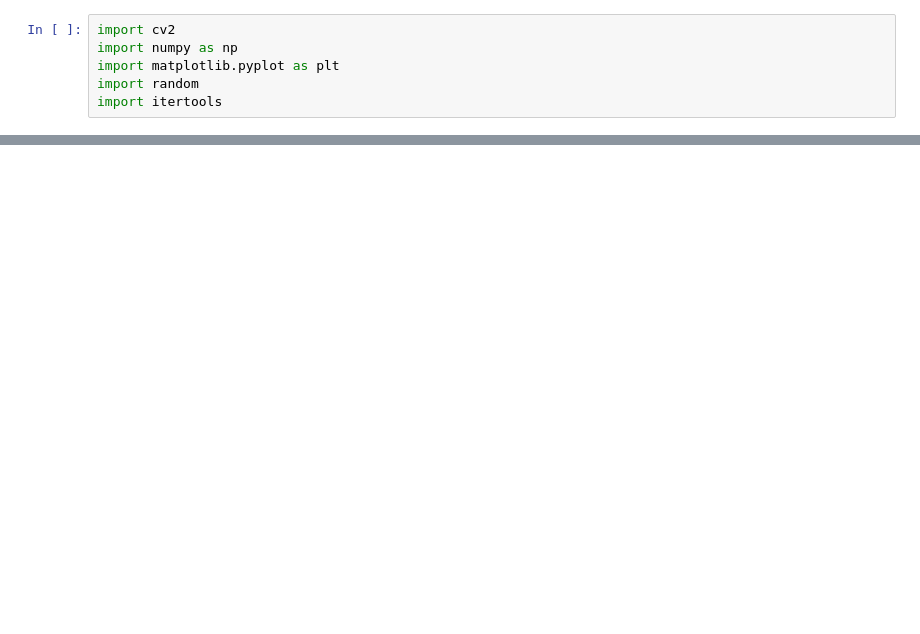
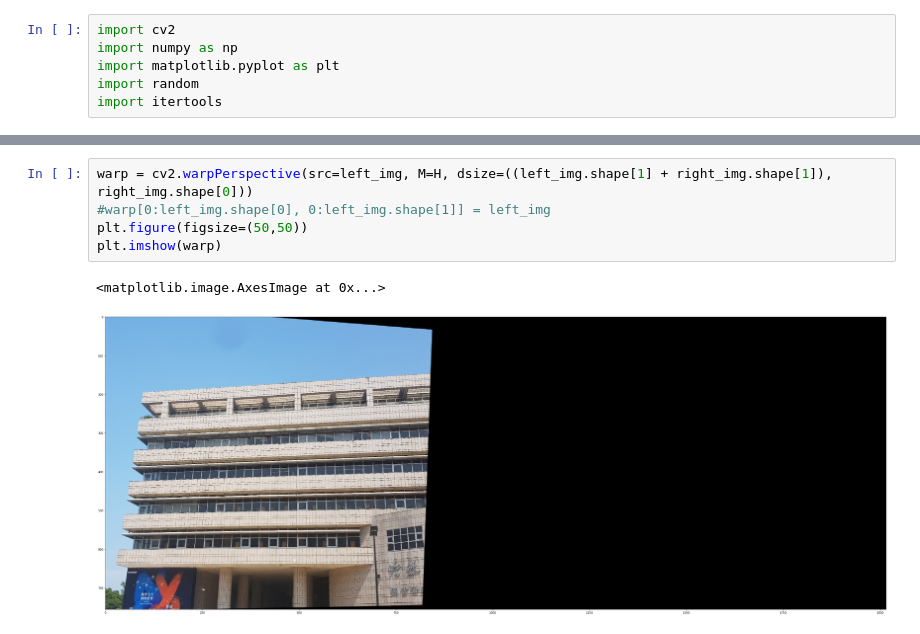
Before and after one commit to yogada508/Computer-vision, a Jupyter notebook: HW2/HW2.ipynb, the cells around one changed output, grey strips where cells are left out. Drawn from its saved outputs; the diff is of its cells as text; blank space fills up the shorter version.

```diff
--- a/HW2/HW2.ipynb
+++ b/HW2/HW2.ipynb
@@ -142,0 +208,8 @@ array([[ 6.29176034e-02,  1.14324836e-02, -2.01512381e+01],
+# %%
+warp = cv2.warpPerspective(src=left_img, M=H, dsize=((left_img.shape[1] + right_img.shape[1]), right_img.shape[0]))
+#warp[0:left_img.shape[0], 0:left_img.shape[1]] = left_img
+plt.figure(figsize=(50,50))
+plt.imshow(warp)
+# %% [output]
+<matplotlib.image.AxesImage at 0x...>
+[figure, added]
```
Also changed, not shown: parts of 7 cells of this notebook.
